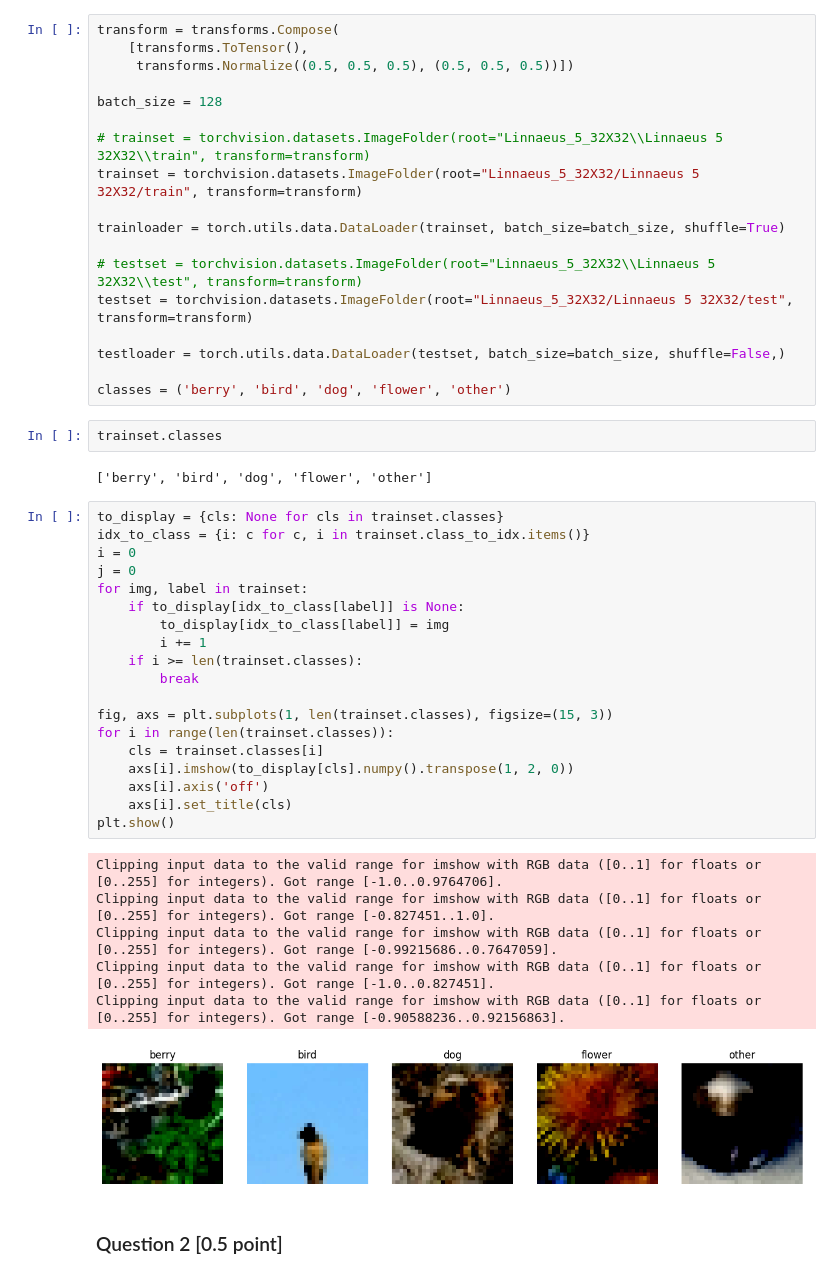
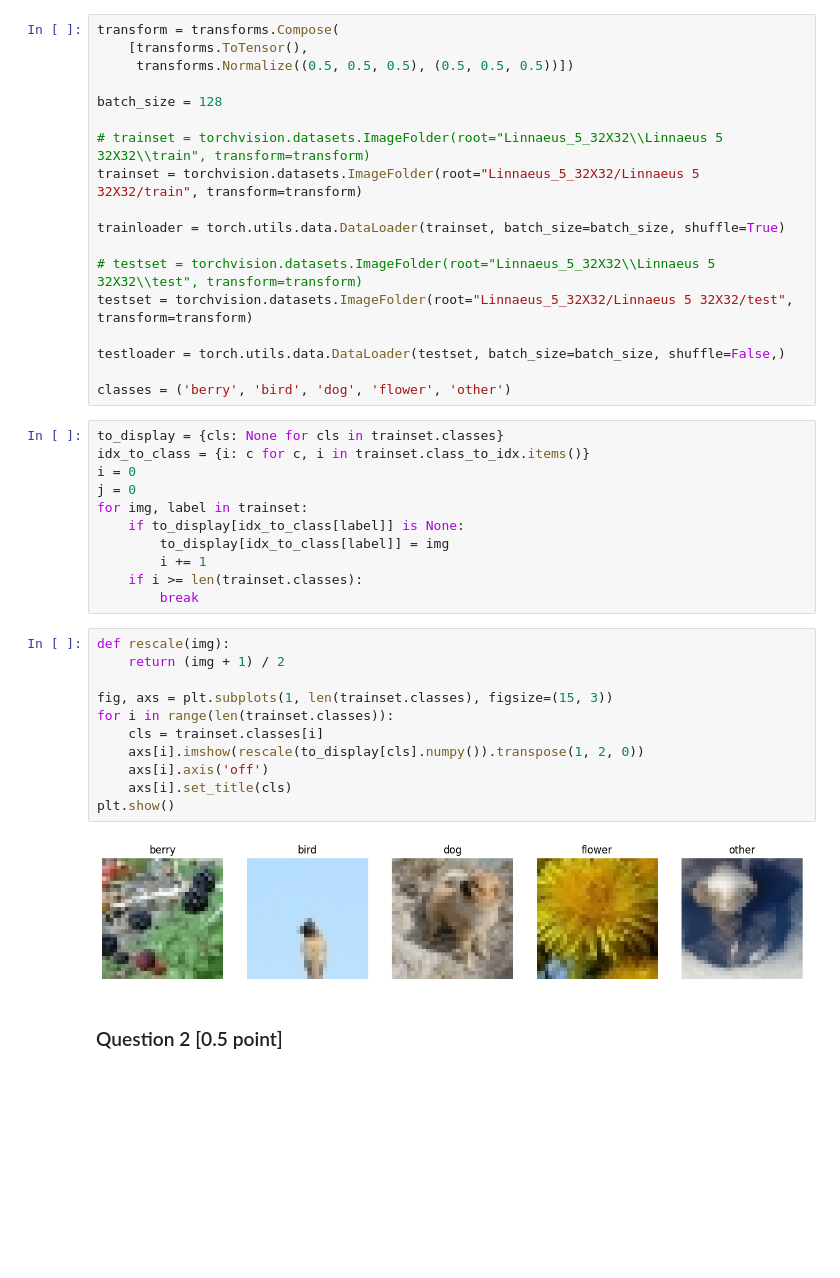
Before and after one commit to sallsdagrate/mfml_cw2, a Jupyter notebook: coursework2.ipynb, the cells around one changed output. Cells and saved outputs as stored; diff of their text form; blank space fills up the shorter version.

```diff
--- a/coursework2.ipynb
+++ b/coursework2.ipynb
@@ -87,10 +87,6 @@ testset = torchvision.datasets.ImageFolder(root="Linnaeus_5_32X32/Linnaeus 5 32X
 testloader = torch.utils.data.DataLoader(testset, batch_size=batch_size, shuffle=False,)
 
 classes = ('berry', 'bird', 'dog', 'flower', 'other')
-# %%
-trainset.classes
-# %% [output]
-['berry', 'bird', 'dog', 'flower', 'other']
 # %%
 to_display = {cls: None for cls in trainset.classes}
 idx_to_class = {i: c for c, i in trainset.class_to_idx.items()}
@@ -102,21 +98,19 @@ for img, label in trainset:
         i += 1
     if i >= len(trainset.classes):
         break
-
-fig, axs = plt.subplots(1, len(trainset.classes), figsize=(15, 3))
-for i in range(len(trainset.classes)):
-    cls = trainset.classes[i]
-    axs[i].imshow(to_display[cls].numpy().transpose(1, 2, 0))
-    axs[i].axis('off')
-    axs[i].set_title(cls)
-plt.show()
-# %% [output]
-Clipping input data to the valid range for imshow with RGB data ([0..1] for floats or [0..255] for integers). Got range [-1.0..0.9764706].
-Clipping input data to the valid range for imshow with RGB data ([0..1] for floats or [0..255] for integers). Got range [-0.827451..1.0].
-Clipping input data to the valid range for imshow with RGB data ([0..1] for floats or [0..255] for integers). Got range [-0.99215686..0.7647059].
-Clipping input data to the valid range for imshow with RGB data ([0..1] for floats or [0..255] for integers). Got range [-1.0..0.827451].
-Clipping input data to the valid range for imshow with RGB data ([0..1] for floats or [0..255] for integers). Got range [-0.90588236..0.92156863].
-[figure, removed]
+# %%
+def rescale(img):
+    return (img + 1) / 2
+
+fig, axs = plt.subplots(1, len(trainset.classes), figsize=(15, 3))
+for i in range(len(trainset.classes)):
+    cls = trainset.classes[i]
+    axs[i].imshow(rescale(to_display[cls].numpy()).transpose(1, 2, 0))
+    axs[i].axis('off')
+    axs[i].set_title(cls)
+plt.show()
+# %% [output]
+[figure, added]
 # %% [markdown]
 ### Question 2 [0.5 point]
 # %% [markdown]
```
Also changed, not shown: parts of 7 cells of this notebook.
